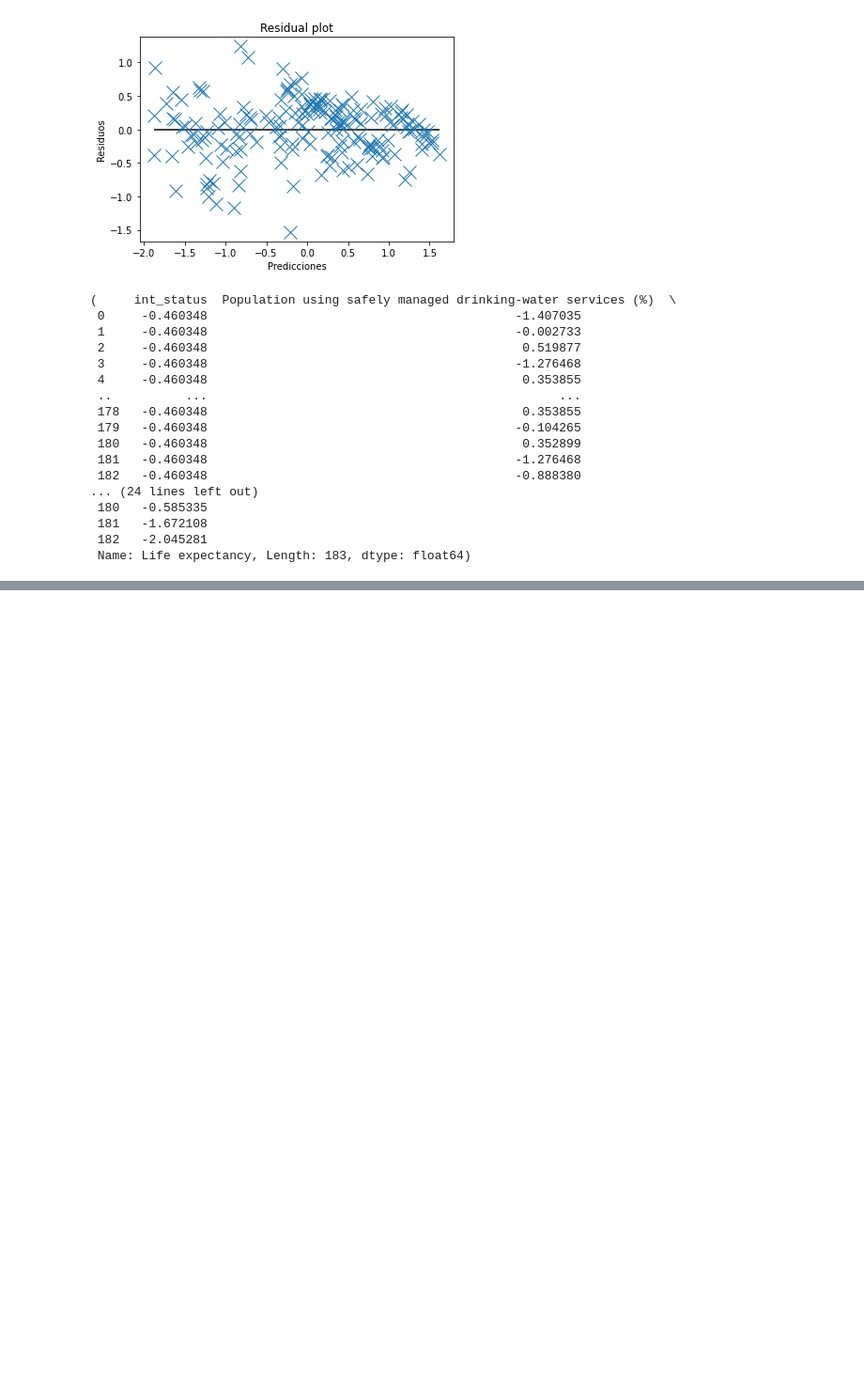
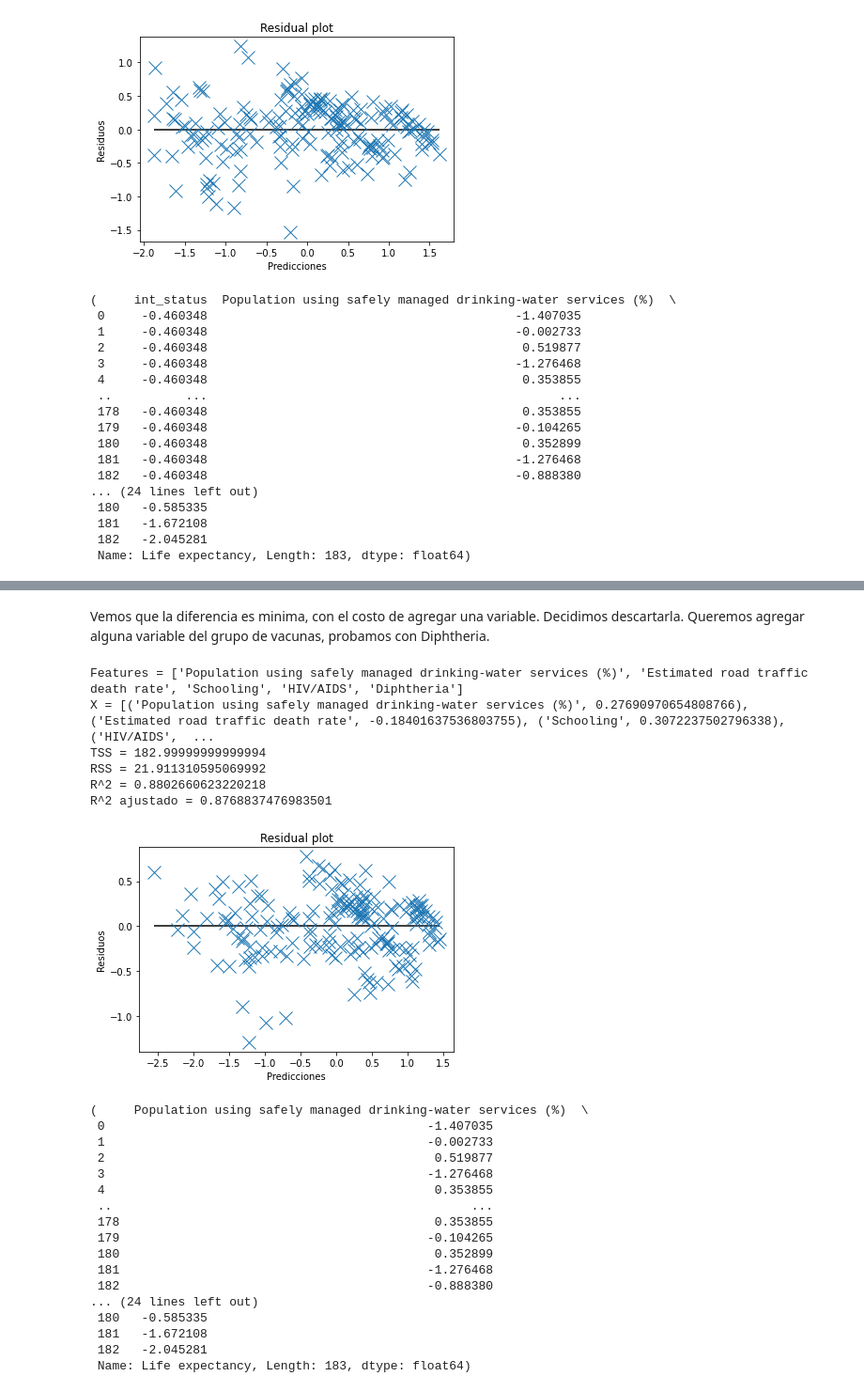
Before and after one commit to iglosiggio/metnum-tp3, a Jupyter notebook: notebooks/modelos-de-regresion-reentrega.ipynb, the cells around one changed output, grey strips where cells are left out. Shown at 94% size. Cells and saved outputs as stored; diff of their text form; code cells hidden in the pictures; blank space fills up the shorter version.

```diff
--- a/notebooks/modelos-de-regresion-reentrega.ipynb
+++ b/notebooks/modelos-de-regresion-reentrega.ipynb
@@ -204,0 +264,30 @@ R^2 ajustado = 0.8159904570176925
+# %% [markdown]
+Vemos que la diferencia es minima, con el costo de agregar una variable. Decidimos descartarla.
+Queremos agregar alguna variable del grupo de vacunas, probamos con Diphtheria.
+# %%
+probar_modelo(df[['Population using safely managed drinking-water services (%)', 'Estimated road traffic death rate', 'Schooling', 'HIV/AIDS', 'Diphtheria']])
+# %% [output]
+Features = ['Population using safely managed drinking-water services (%)', 'Estimated road traffic death rate', 'Schooling', 'HIV/AIDS', 'Diphtheria']
+X = [('Population using safely managed drinking-water services (%)', 0.27690970654808766), ('Estimated road traffic death rate', -0.18401637536803755), ('Schooling', 0.3072237502796338), ('HIV/AIDS',  ...
+TSS = 182.99999999999994
+RSS = 21.911310595069992
+R^2 = 0.8802660623220218
+R^2 ajustado = 0.8768837476983501
+[figure, added]
+(     Population using safely managed drinking-water services (%)  \
+ 0                                            -1.407035
+ 1                                            -0.002733
+ 2                                             0.519877
+ 3                                            -1.276468
+ 4                                             0.353855
+ ..                                                 ...
+ 178                                           0.353855
+ 179                                          -0.104265
+ 180                                           0.352899
+ 181                                          -1.276468
+ 182                                          -0.888380
+... (24 lines left out)
+ 180   -0.585335
+ 181   -1.672108
+ 182   -2.045281
+ Name: Life expectancy, Length: 183, dtype: float64)
```
Also changed, not shown: parts of 10 cells of this notebook.
